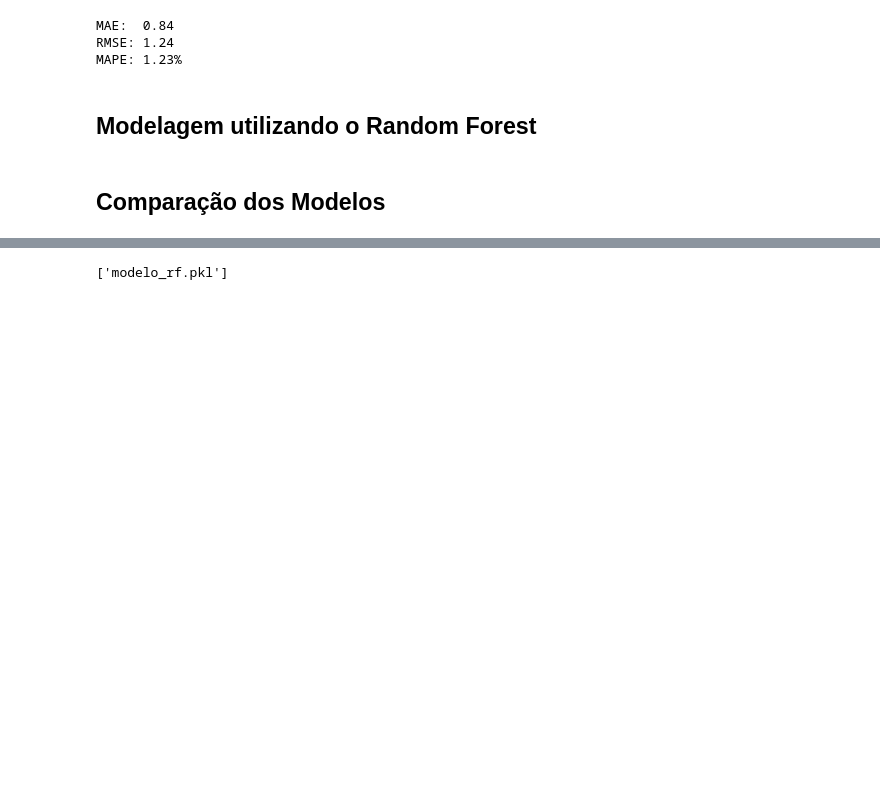
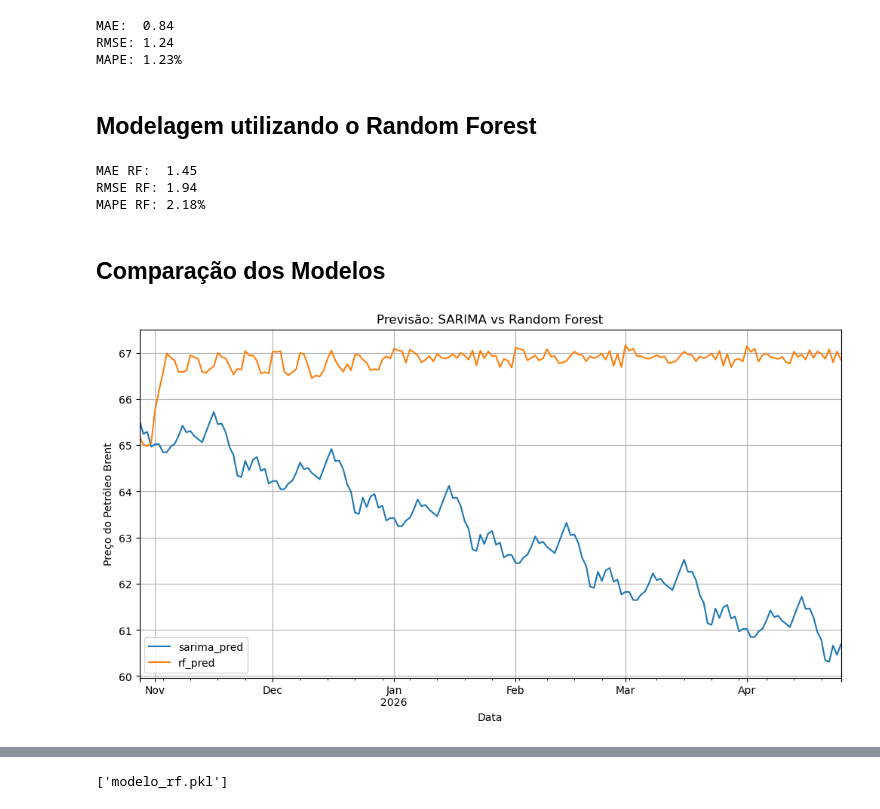
Before and after one commit to rpaguiar/prova_substitutiva_DTAT_Fase-4_RM359013, a Jupyter notebook: notebook.ipynb, the cells around one changed output, grey strips where cells are left out. Saved outputs shown, nothing was run; the diff lists cells and outputs as text; code cells hidden in the pictures; blank space fills up the shorter version.

```diff
--- a/notebook.ipynb
+++ b/notebook.ipynb
@@ -272 +275,44 @@ from datetime import timedelta
+# %%
+# Prepara os dados com lags e variáveis de data
+df_rf = ts[-3*365:].reset_index()
+df_rf.columns = ['date', 'value']
+df_rf['lag1'] = df_rf['value'].shift(1)
+df_rf['lag2'] = df_rf['value'].shift(2)
+df_rf['lag3'] = df_rf['value'].shift(3)
+df_rf['dayofweek'] = df_rf['date'].dt.dayofweek
+df_rf['month'] = df_rf['date'].dt.month
+df_rf['day'] = df_rf['date'].dt.day
+
+# Remove valores nulos
+df_rf.dropna(inplace=True)
+
+# Divide em treino e teste (últimos 180 dias como teste)
+train = df_rf[:-180]
+test = df_rf[-180:]
+
+# Features e target
+X_train = train[['lag1', 'lag2', 'lag3', 'dayofweek', 'month', 'day']]
+y_train = train['value']
+X_test = test[['lag1', 'lag2', 'lag3', 'dayofweek', 'month', 'day']]
+y_test = test['value']
+
+# Treina o modelo
+rf = RandomForestRegressor(n_estimators=100, random_state=RANDOM_SEED)
+rf.fit(X_train, y_train)
+
+# Previsão
+y_pred = rf.predict(X_test)
+
+# Métricas
+mae_rf = mean_absolute_error(y_test, y_pred)
+rmse_rf = np.sqrt(mean_squared_error(y_test, y_pred))
+mape_rf = np.mean(np.abs((y_test - y_pred) / y_test)) * 100
+
+print(f"MAE RF:  {mae_rf:.2f}")
+print(f"RMSE RF: {rmse_rf:.2f}")
+print(f"MAPE RF: {mape_rf:.2f}%")
+# %% [output]
+MAE RF:  1.45
+RMSE RF: 1.94
+MAPE RF: 2.18%
 # %%
@@ -319,6 +368,23 @@ while dias_uteis_gerados < 180:
 df_rf_forecast = pd.DataFrame({'date': datas, 'rf_pred': previsoes}).set_index('date')
 # %% [markdown]
 ## Comparação dos Modelos
+# %%
+# Previsão SARIMA
+sarima_forecast = resultado.get_forecast(steps=180)
+sarima_pred = sarima_forecast.predicted_mean
+sarima_pred.name = 'sarima_pred'
+
+# Junta as previsões
+df_comparativo = pd.concat([sarima_pred, df_rf_forecast['rf_pred']], axis=1)
+
+# Gráfico comparativo
+df_comparativo.plot(figsize=(12, 6), title='Previsão: SARIMA vs Random Forest')
+plt.ylabel('Preço do Petróleo Brent')
+plt.xlabel('Data')
+plt.grid(True)
+plt.show()
+# %% [output]
+[figure, added]
 # %%
 # Simulação dos valores reais como continuação da série
 
```
Also changed, not shown: parts of 4 cells of this notebook, 2 other files.
